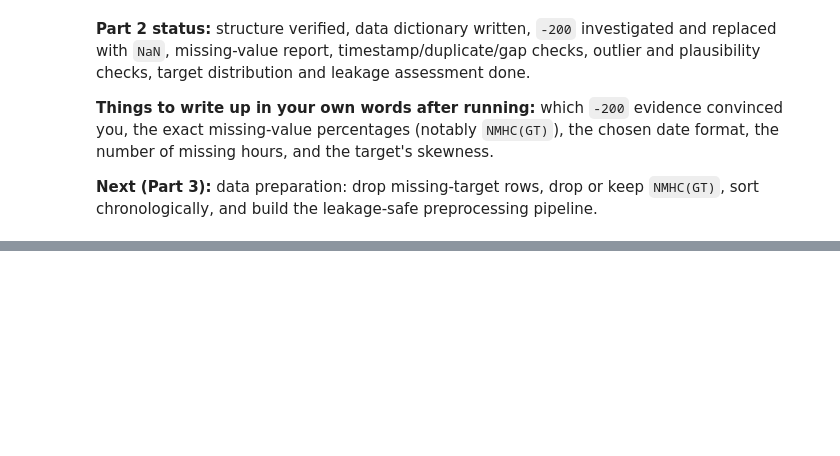
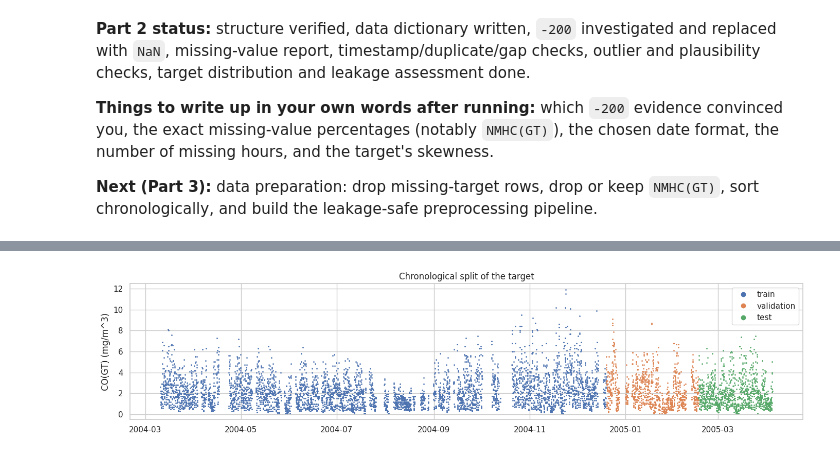
Before and after one commit to arielsharonferdinandus/AirQualityCO_PredictiveAnalytics, a Jupyter notebook: AirQualityCO_PredictiveAnalytics.ipynb, the cells around one changed output, grey strips where cells are left out. Saved outputs shown, nothing was run; the diff lists cells and outputs as text; code cells hidden in the pictures; blank space fills up the shorter version.

Commit message:
Data preparation

```diff
--- a/AirQualityCO_PredictiveAnalytics.ipynb
+++ b/AirQualityCO_PredictiveAnalytics.ipynb
@@ -683,0 +793,12 @@ summary
+# %%
+ROW_MISSING_LIMIT = 0.5   # share of Set A features missing
+row_missing_share = df_prep[FEATURES_A].isna().mean(axis=1)
+print('Rows with any Set A feature missing :', int((row_missing_share > 0).sum()))
+print(f'Rows with > {ROW_MISSING_LIMIT:.0%} of Set A missing:', int((row_missing_share > ROW_MISSING_LIMIT).sum()))
+
+n0 = len(df_prep)
+df_prep = df_prep[row_missing_share <= ROW_MISSING_LIMIT].reset_index(drop=True)
+log_step('Drop hours with >50% of Set A missing', n0, len(df_prep), 'whole-instrument outage')
+
+print('\nRemaining missing values per feature (will be imputed inside the pipeline):')
+print(df_prep[FEATURES_B].isna().sum().to_string())
@@ -683,0 +835,23 @@ summary
+# %%
+n = len(df_prep)
+i_train = int(0.70 * n)
+i_val = int(0.85 * n)
+
+train = df_prep.iloc[:i_train].copy()
+val = df_prep.iloc[i_train:i_val].copy()
+test = df_prep.iloc[i_val:].copy()
+
+split_summary = pd.DataFrame({
+    'rows': [len(train), len(val), len(test)],
+    'share_%': [round(100 * len(s) / n, 1) for s in (train, val, test)],
+    'start': [s['Timestamp'].min() for s in (train, val, test)],
+    'end': [s['Timestamp'].max() for s in (train, val, test)],
+    'CO mean': [round(s[target].mean(), 2) for s in (train, val, test)],
+    'CO median': [round(s[target].median(), 2) for s in (train, val, test)],
+    'CO max': [round(s[target].max(), 2) for s in (train, val, test)],
+}, index=['train', 'validation', 'test'])
+display(split_summary)
+
+# Leakage guards: periods must not overlap
+assert train['Timestamp'].max() < val['Timestamp'].min() < val['Timestamp'].max() < test['Timestamp'].min()
+print('OK: train, validation and test periods are strictly ordered and do not overlap.')
@@ -683,0 +864,11 @@ summary
+# %%
+fig, ax = plt.subplots(figsize=(14, 3.5))
+for part, colour, label in [(train, '#4C72B0', 'train'), (val, '#DD8452', 'validation'), (test, '#55A868', 'test')]:
+    ax.plot(part['Timestamp'], part[target], '.', ms=2, color=colour, label=label)
+ax.set_ylabel('CO(GT) (mg/m^3)')
+ax.set_title('Chronological split of the target')
+ax.legend(markerscale=6)
+plt.tight_layout()
+plt.show()
+# %% [output]
+[figure, added]
```
Also changed, not shown: parts of 18 cells of this notebook.
